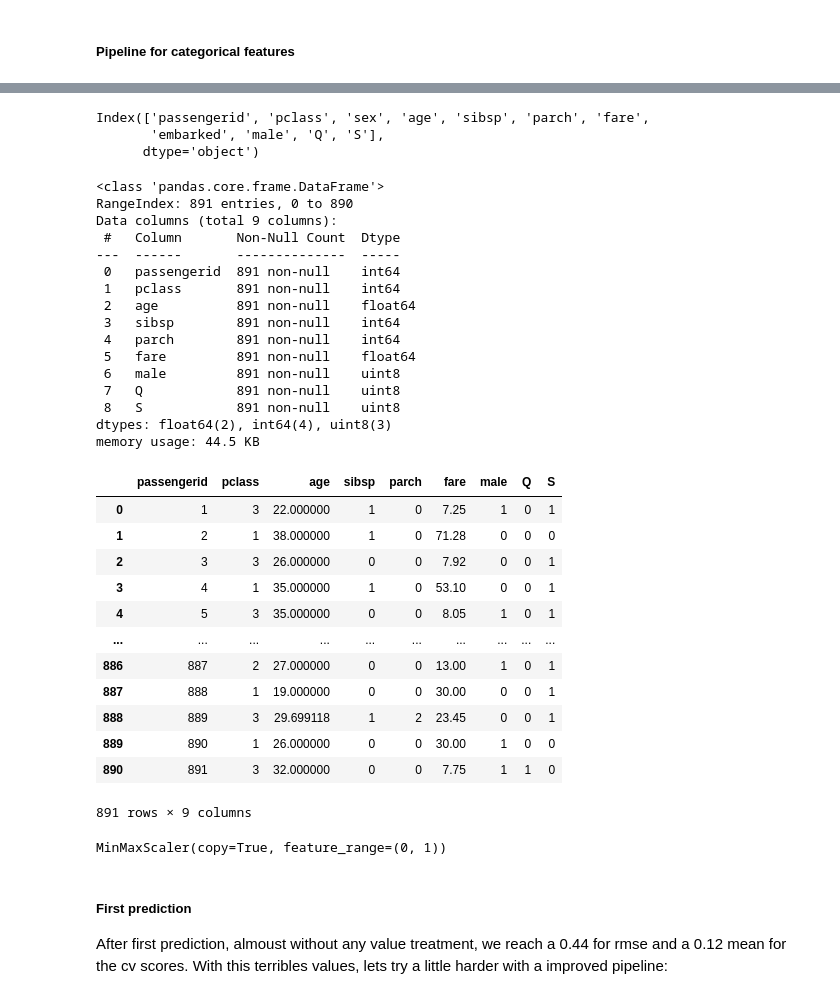
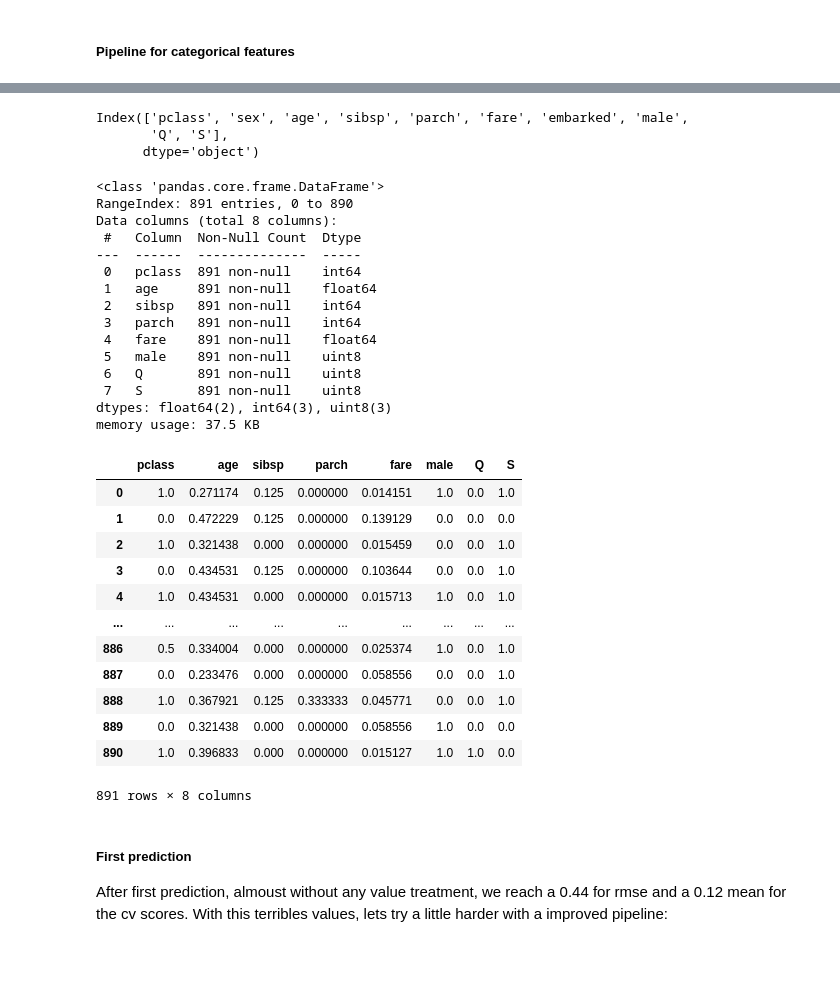
Before and after one commit to ccampagna1/KaggleCompetitions, a Jupyter notebook: Titanic Competition/Survival Predictor_without_pipeline.ipynb, the cells around one changed output, grey strips where cells are left out. Saved outputs shown, nothing was run; the diff lists cells and outputs as text; code cells hidden in the pictures; blank space fills up the shorter version.

Commit message:
Ready to fine tune the model
data prepared to be fited by models.

```diff
--- a/Titanic Competition/Survival Predictor_without_pipeline.ipynb
+++ b/Titanic Competition/Survival Predictor_without_pipeline.ipynb
@@ -276,7 +276,7 @@ cat_features_selected
 # %% [output]
 ['sex', 'embarked']
 # %%
-train_prepared = train.drop(['cabin','name','ticket', 'survived'], axis = 1)
+train_prepared = train.drop(['passengerid', 'cabin','name','ticket', 'survived'], axis = 1)
 train_labels = train['survived'].copy()
 # %% [markdown]
 ## Data Cleannig
@@ -340,8 +339,8 @@ train_prepared = pd.concat([train_prepared, dummies_sex, dummies_embarked],
                             axis = 1)
 train_prepared.columns
 # %% [output]
-Index(['passengerid', 'pclass', 'sex', 'age', 'sibsp', 'parch', 'fare',
-       'embarked', 'male', 'Q', 'S'],
+Index(['pclass', 'sex', 'age', 'sibsp', 'parch', 'fare', 'embarked', 'male',
+       'Q', 'S'],
       dtype='object')
 # %%
 # Drop gender and embarked to not be needed anymore
@@ -352,42 +351,37 @@ train_prepared.info()
 # %% [output]
 <class 'pandas.core.frame.DataFrame'>
 RangeIndex: 891 entries, 0 to 890
-Data columns (total 9 columns):
- #   Column       Non-Null Count  Dtype
----  ------       --------------  -----
- 0   passengerid  891 non-null    int64
- 1   pclass       891 non-null    int64
- 2   age          891 non-null    float64
- 3   sibsp        891 non-null    int64
- 4   parch        891 non-null    int64
- 5   fare         891 non-null    float64
- 6   male         891 non-null    uint8
- 7   Q            891 non-null    uint8
- 8   S            891 non-null    uint8
-dtypes: float64(2), int64(4), uint8(3)
-memory usage: 44.5 KB
+Data columns (total 8 columns):
+ #   Column  Non-Null Count  Dtype
+---  ------  --------------  -----
+ 0   pclass  891 non-null    int64
+ 1   age     891 non-null    float64
+ 2   sibsp   891 non-null    int64
+ 3   parch   891 non-null    int64
+ 4   fare    891 non-null    float64
+ 5   male    891 non-null    uint8
+ 6   Q       891 non-null    uint8
+ 7   S       891 non-null    uint8
+dtypes: float64(2), int64(3), uint8(3)
+memory usage: 37.5 KB
 # %%
 scaler = MinMaxScaler()
-scaler.fit_transform(train_prepared)
+train_prepared[train_prepared.columns] = scaler.fit_transform(train_prepared[train_prepared.columns])
 train_prepared
 # %% [output]
-|  | passengerid | pclass | age | sibsp | parch | fare | male | Q | S |
-| 0 | 1 | 3 | 22.000000 | 1 | 0 | 7.25 | 1 | 0 | 1 |
-| 1 | 2 | 1 | 38.000000 | 1 | 0 | 71.28 | 0 | 0 | 0 |
-| 2 | 3 | 3 | 26.000000 | 0 | 0 | 7.92 | 0 | 0 | 1 |
-| 3 | 4 | 1 | 35.000000 | 1 | 0 | 53.10 | 0 | 0 | 1 |
-| 4 | 5 | 3 | 35.000000 | 0 | 0 | 8.05 | 1 | 0 | 1 |
-| ... | ... | ... | ... | ... | ... | ... | ... | ... | ... |
-| 886 | 887 | 2 | 27.000000 | 0 | 0 | 13.00 | 1 | 0 | 1 |
-| 887 | 888 | 1 | 19.000000 | 0 | 0 | 30.00 | 0 | 0 | 1 |
-| 888 | 889 | 3 | 29.699118 | 1 | 2 | 23.45 | 0 | 0 | 1 |
-| 889 | 890 | 1 | 26.000000 | 0 | 0 | 30.00 | 1 | 0 | 0 |
-| 890 | 891 | 3 | 32.000000 | 0 | 0 | 7.75 | 1 | 1 | 0 |
+|  | pclass | age | sibsp | parch | fare | male | Q | S |
+| 0 | 1.0 | 0.271174 | 0.125 | 0.000000 | 0.014151 | 1.0 | 0.0 | 1.0 |
+| 1 | 0.0 | 0.472229 | 0.125 | 0.000000 | 0.139129 | 0.0 | 0.0 | 0.0 |
+| 2 | 1.0 | 0.321438 | 0.000 | 0.000000 | 0.015459 | 0.0 | 0.0 | 1.0 |
+| 3 | 0.0 | 0.434531 | 0.125 | 0.000000 | 0.103644 | 0.0 | 0.0 | 1.0 |
+| 4 | 1.0 | 0.434531 | 0.000 | 0.000000 | 0.015713 | 1.0 | 0.0 | 1.0 |
+| ... | ... | ... | ... | ... | ... | ... | ... | ... |
+| 886 | 0.5 | 0.334004 | 0.000 | 0.000000 | 0.025374 | 1.0 | 0.0 | 1.0 |
+| 887 | 0.0 | 0.233476 | 0.000 | 0.000000 | 0.058556 | 0.0 | 0.0 | 1.0 |
+| 888 | 1.0 | 0.367921 | 0.125 | 0.333333 | 0.045771 | 0.0 | 0.0 | 1.0 |
+| 889 | 0.0 | 0.321438 | 0.000 | 0.000000 | 0.058556 | 1.0 | 0.0 | 0.0 |
+| 890 | 1.0 | 0.396833 | 0.000 | 0.000000 | 0.015127 | 1.0 | 1.0 | 0.0 |
-891 rows × 9 columns
+891 rows × 8 columns
-# %%
-scaler
-# %% [output]
-MinMaxScaler(copy=True, feature_range=(0, 1))
 # %% [markdown]
 ##### First prediction
 
```
Also changed, not shown: parts of 6 cells of this notebook.
